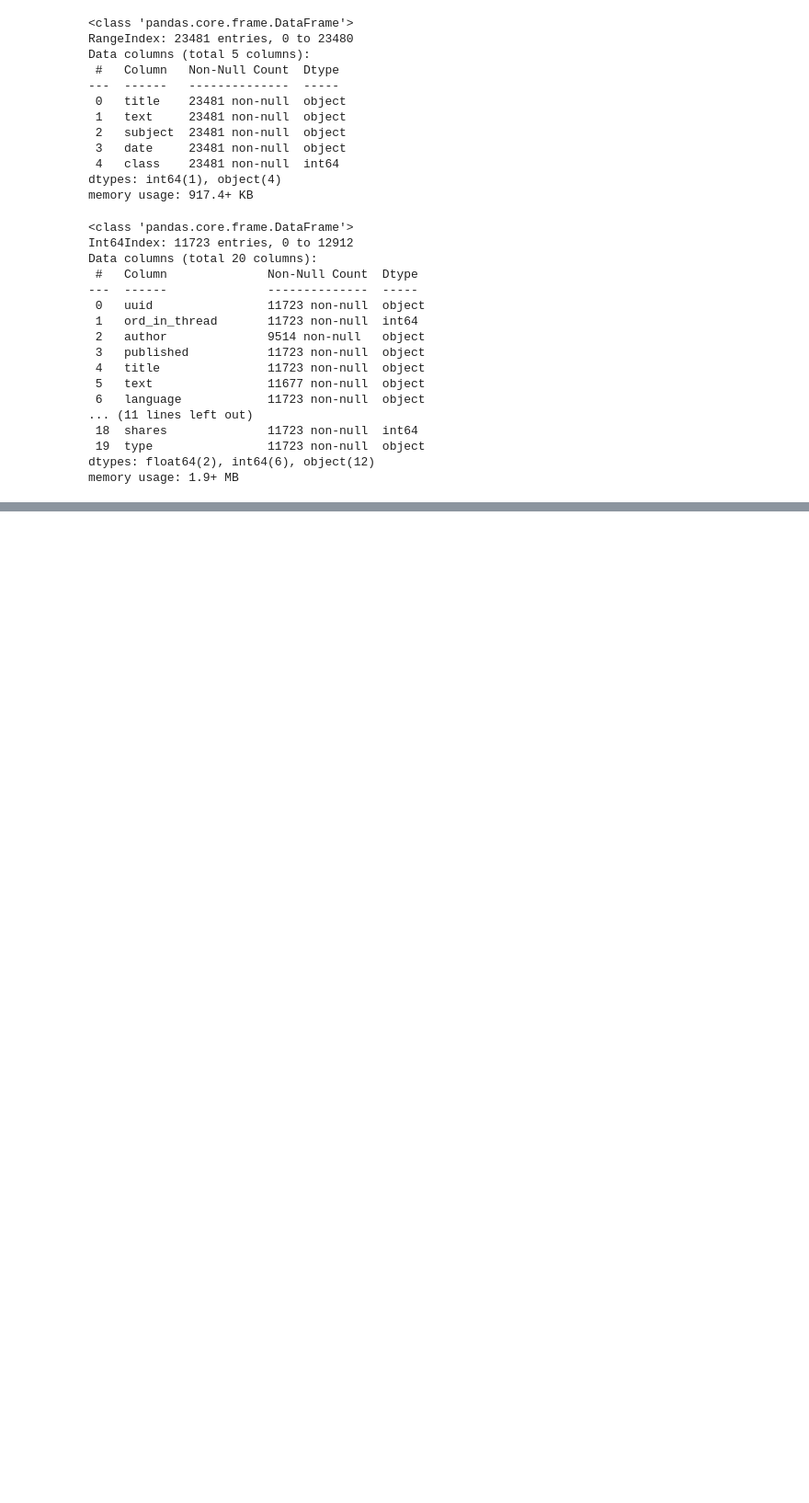
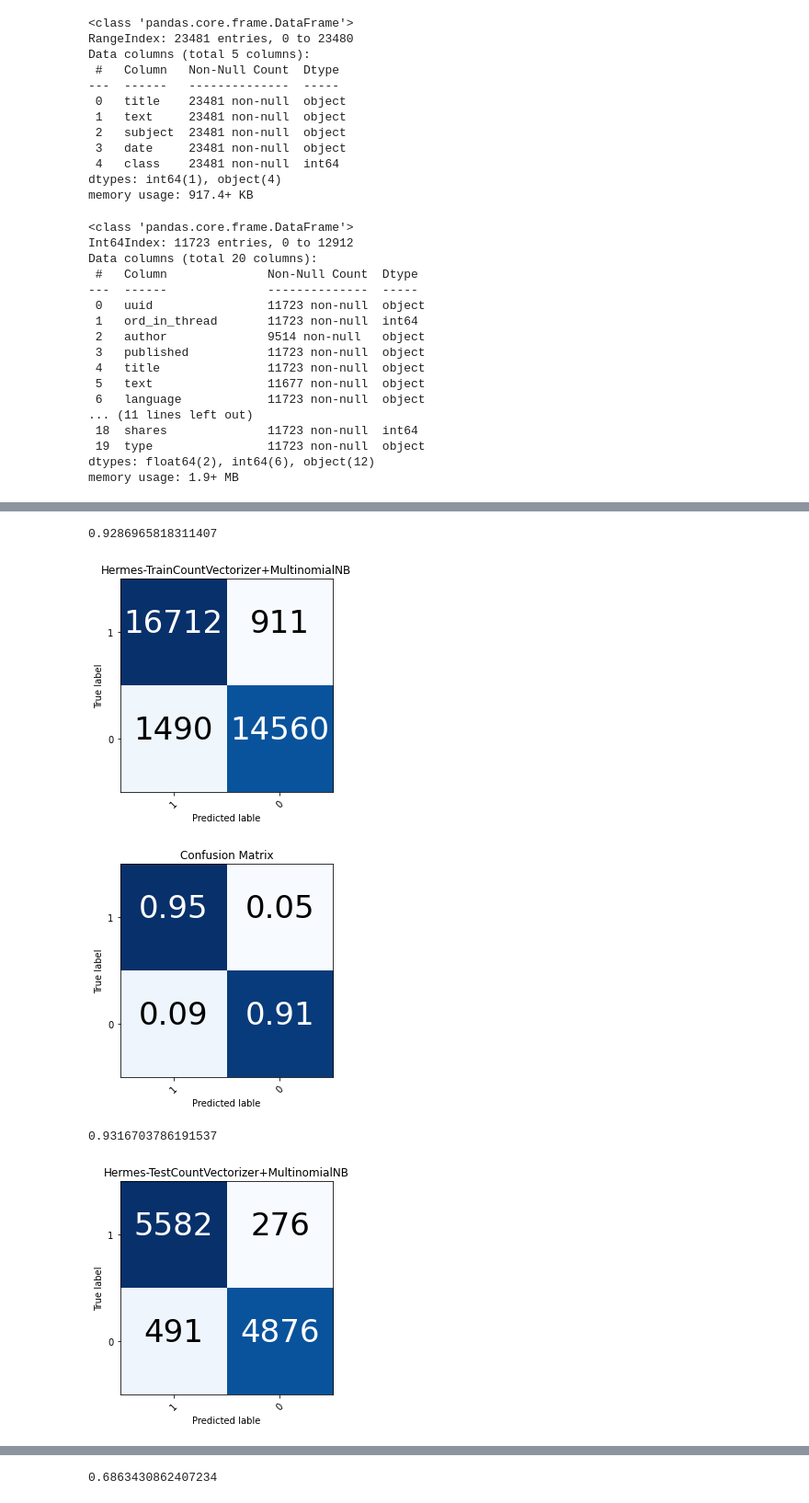
Before and after one commit to dimitroffangel/Phidipid, a Jupyter notebook: exploringnewsdata.ipynb, the cells around one changed output, grey strips where cells are left out. Shown: that part at 92% size. Saved outputs shown, nothing was run; the diff lists cells and outputs as text; code cells hidden in the pictures; blank space fills up the shorter version.

Commit message:
Kaggle Notebook | exploringNewsData | Version 2

```diff
--- a/exploringnewsdata.ipynb
+++ b/exploringnewsdata.ipynb
@@ -127,3 +129,24 @@ def removeNoisyData(data, numberOfWords):
         document = ' '.join(document)
         corpus.append(document)
     return corpus
+
+def transformClassify(transformer, classifier, classfierTransformerName):
+    numberOfWords = len(allNewsData['title'].values)
+    corpus = removeNoisyData(allNewsData['title'].values, numberOfWords)
+    X = transformer.fit_transform(corpus).toarray()
+    y = allNewsData['class'].values[:numberOfWords]
+    xTrain, xTest, yTrain, yTest = train_test_split(X, y, test_size=0.25, random_state=0)
+    # crossValueScoreResult = cross_val_score(classifier, xTrain, yTrain, cv=3, n_jobs=6)
+    predictionTrainY = cross_val_predict(classifier, xTrain, yTrain, cv=3, n_jobs=6)
+    classifier.fit(xTrain, yTrain)
+    predictTestY = classifier.predict(xTest)
+
+    plotClassifierResult(yTrain, predictionTrainY, allNewsData['class'].unique(), confusionMatrixTitle="Hermes-Train" + classfierTransformerName)
+    plotClassifierResult(yTest, predictTestY, allNewsData['class'].unique(), confusionMatrixTitle="Hermes-Test" + classfierTransformerName)
+
+    mercuryCorpus = removeNoisyData(englishMercuryDataNews['title'].values, len(englishMercuryDataNews['title'].values))
+    X_MercuryCorpus = countVectorizer.fit_transform(mercuryCorpus).toarray()
+
+    mercuryPrediction = classifier.predict(X_MercuryCorpus)
+    zeros = numpy.zeros(len(X_MercuryCorpus))
+    plotClassifierResult(zeros, mercuryPrediction, numpy.flip(allNewsData['class'].unique()), confusionMatrixTitle="Mercury" + classfierTransformerName)
@@ -255,0 +214,10 @@ plotClassifierResult(zeros, mercuryPrediction, numpy.flip(allNewsData['class'].u
+# %%
+countVectorizer = CountVectorizer(max_features=10000)
+classifier = MultinomialNB(alpha=0.01)
+transformClassify(countVectorizer, classifier, "CountVectorizer+MultinomialNB")
+# %% [output]
+0.9286965818311407
+[figure, added]
+[figure, added]
+0.9316703786191537
+[figure, added]
@@ -255,0 +225 @@ plotClassifierResult(zeros, mercuryPrediction, numpy.flip(allNewsData['class'].u
+0.6863430862407234
```
Also changed, not shown: parts of 8 cells of this notebook.
